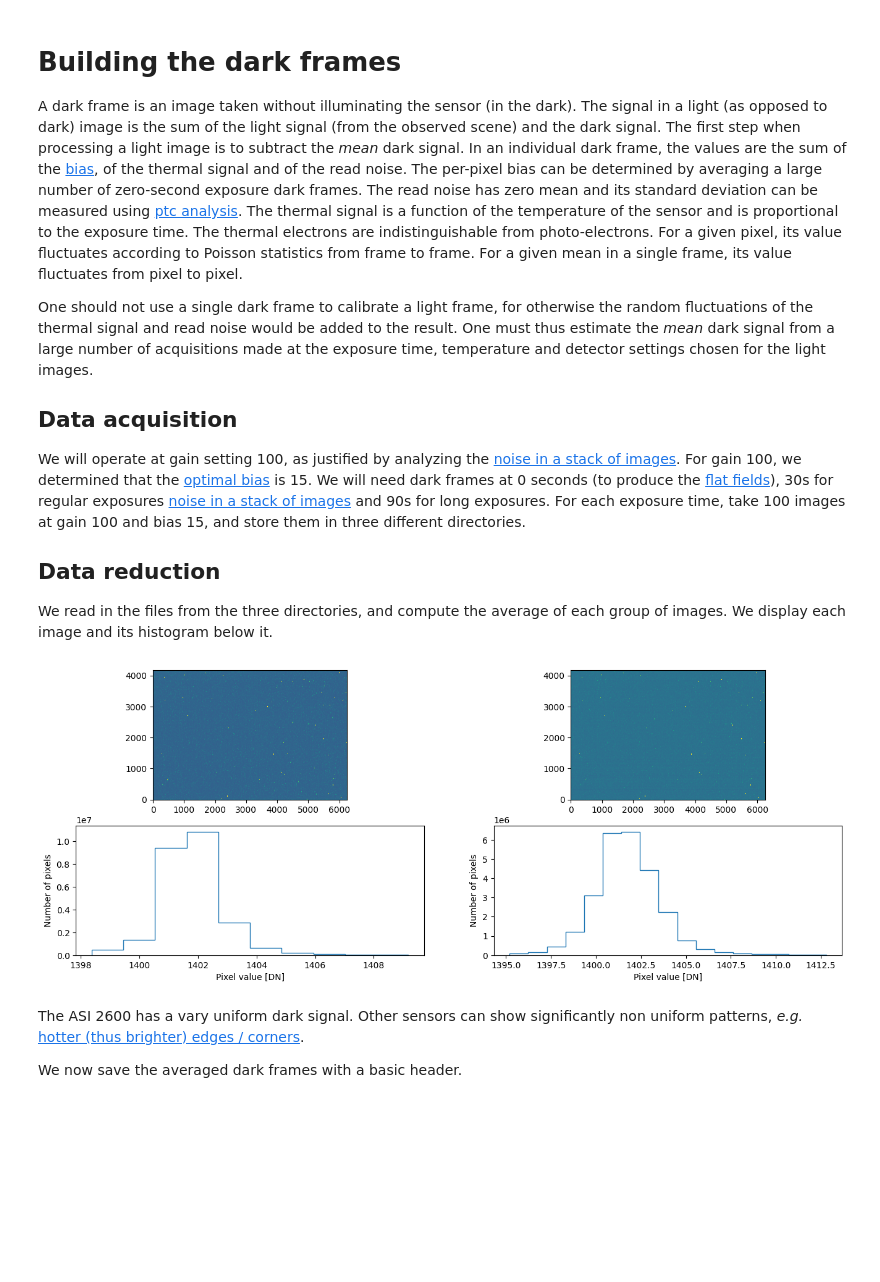
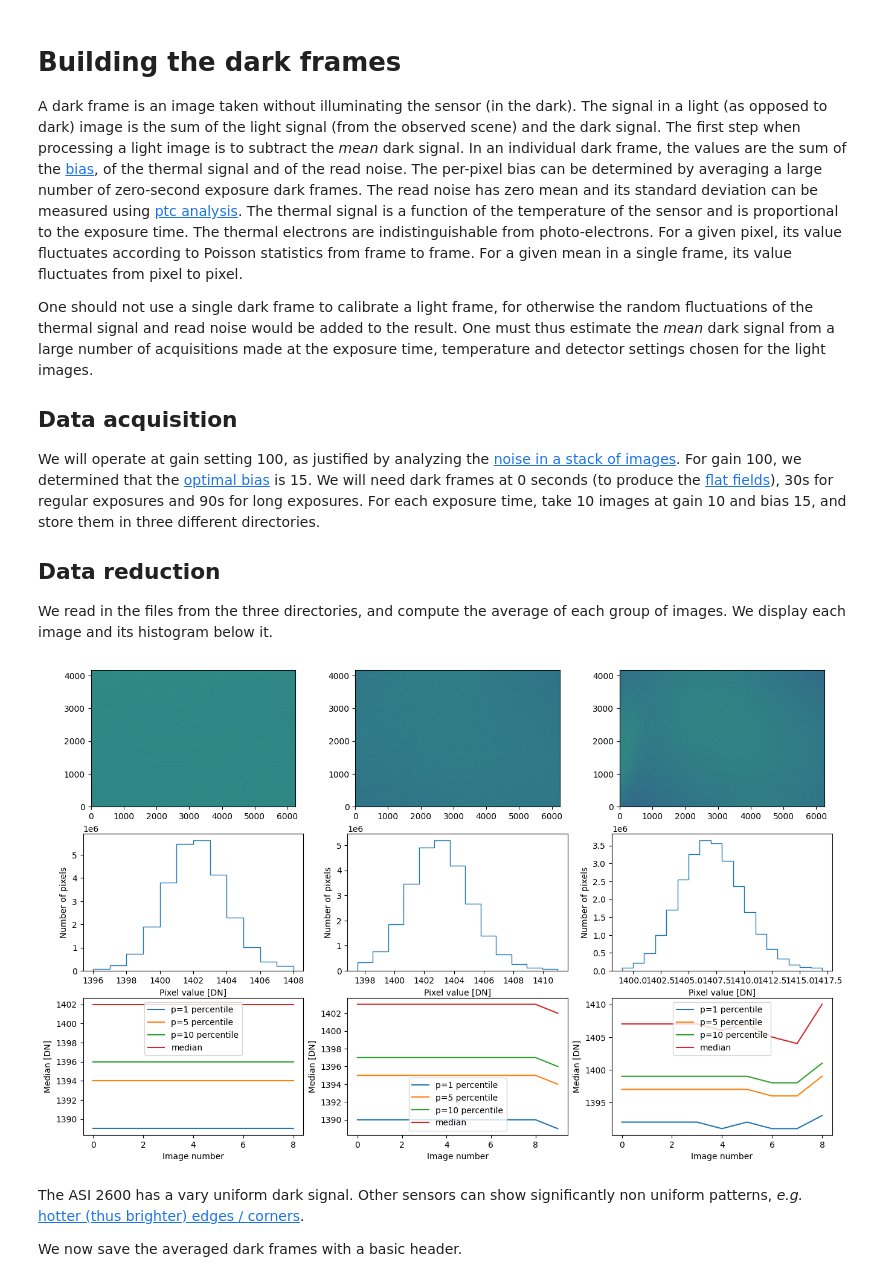
Before and after one commit to frederic-auchere/OHP, a Jupyter notebook: darks.ipynb, the cells around one changed output. Saved outputs shown, nothing was run; the diff lists cells and outputs as text; code cells hidden in the pictures; blank space fills up the shorter version.

Commit message:
Sigma clipping in darks

```diff
--- a/darks.ipynb
+++ b/darks.ipynb
@@ -10,8 +10,8 @@ One must thus estimate the *mean* dark signal from a large number of acquisition
 ## Data acquisition
 
 We will operate at gain setting 100, as justified by analyzing the [noise in a stack of images](exposure.ipynb). For gain 100, we determined that the [optimal bias](bias.ipynb) is 15.
-We will need dark frames at 0 seconds (to produce the [flat fields](flats.ipynb)), 30s for regular exposures [noise in a stack of images](exposure.ipynb) and 90s for long exposures.
-For each exposure time, take 100 images at gain 100 and bias 15, and store them in three different directories.
+We will need dark frames at 0 seconds (to produce the [flat fields](flats.ipynb)), 30s for regular exposures and 90s for long exposures.
+For each exposure time, take 10 images at gain 10 and bias 15, and store them in three different directories.
 
 ## Data reduction
 
@@ -19,47 +19,61 @@ We read in the files from the three directories, and compute the average of each
 # %%
 import os
 from tqdm import tqdm
 import glob
 from astropy.io import fits
+from astropy.stats import sigma_clip
 from astropy.visualization import ImageNormalize, LinearStretch, PercentileInterval
 import matplotlib.pyplot as plt
 import numpy as np
+import numpy.ma as ma
 
 import inout
 
 # Replace by your directories
-paths = [r'D:\Astro\ASI2600MM\20230715\Darks_G100_O15_T-5_90s\CameraCCD_1\2023-07-15',
-         r'D:\Astro\ASI2600MM\20230715\Darks_G100_O15_T-5_60s\CameraCCD_1\2023-07-15',
-         r'D:\Astro\ASI2600MM\20230715\Darks_G100_O15_T-5_30s\CameraCCD_1\2023-07-15',
-         r'D:\Astro\ASI2600MM\20230715\Darks_G100_O15_T-5_00s\CameraCCD_1\2023-07-15'
-         ]
-paths = [r'C:\Users\fauchere\Pictures\ASI2600MM\20240716\Darks\DARK',
-         r'C:\Users\fauchere\Pictures\ASI2600MM\20240716\Darks\DARK']
+paths = [r'C:\Users\fauchere\Pictures\ASI2600MM\20260720\DARK\0s',
+         r'C:\Users\fauchere\Pictures\ASI2600MM\20260720\DARK\60s',
+         r'C:\Users\fauchere\Pictures\ASI2600MM\20260720\DARK\120s']
 
-fix, axes = plt.subplots(2, len(paths), figsize=(16, 6))
+
+fig, axes = plt.subplots(3, len(paths), figsize=(16, 10))
+
+method = 'sigma_clip'
 
 dark_frames = []  # used to save the stacked dark frames
 base_headers = []  # used to save one header for later
 for i, path in enumerate(paths):
         files = glob.glob(os.path.join(path, '*.fits'))
-        # Averages the dark frames
-        dark_frame = 0.0
+        # Create the stack
+        dark_stack = []
         for f in tqdm(files):
-            dark = fits.getdata(f)
-            dark_frame = dark_frame + dark
-        dark_frame = dark_frame / len(files)
+            dark_stack.append(fits.getdata(f))
+        dark_stack = np.array(dark_stack)
+
+        # Average,median or sigma_clip the stack
+        if method == 'mean':
+            dark_frame = np.mean(dark_stack, axis=0)
+        elif method == 'median':
+            dark_frame = np.median(dark_stack, axis=0)
+        elif method == 'sigma_clip':
+            dark_frame = ma.median(sigma_clip(dark_stack, axis=0, sigma=5, maxiters=10), axis=0)
 
         dark_frames.append(dark_frame)
         base_headers.append(fits.getheader(files[0]))
 
         norm = ImageNormalize(dark_frame, stretch=LinearStretch(), interval=PercentileInterval(99))
 
         axes[0, i].imshow(dark_frame, norm=norm, origin='lower')
         axes[1, i].hist(dark_frame.flatten(), histtype='step', bins=int(norm.vmax - norm.vmin), range=[norm.vmin, norm.vmax])
         axes[1, i].set_xlabel('Pixel value [DN]')
         axes[1, i].set_ylabel('Number of pixels')
+        for p in [1, 5, 10]:
+                axes[2, i].plot(np.percentile(dark_stack, p, axis=(1, 2)), label=f'p={p} percentile')
+        axes[2, i].plot(np.median(dark_stack, axis=(1, 2)), label='median')
+        axes[2, i].set_xlabel('Image number')
+        axes[2, i].set_ylabel('Median [DN]')
+        axes[2, i].legend()
 # %% [output]
-[figure, old version]
+[figure, new version]
 # %% [markdown]
 The ASI 2600 has a vary uniform dark signal. Other sensors can show significantly non uniform patterns, *e.g.* [hotter (thus brighter) edges / corners](https://www.cloudynights.com/uploads/monthly_01_2016/post-199816-0-67542700-1452139850.jpg).
 
```
Also changed, not shown: parts of 1 cell of this notebook, 1 other file.
